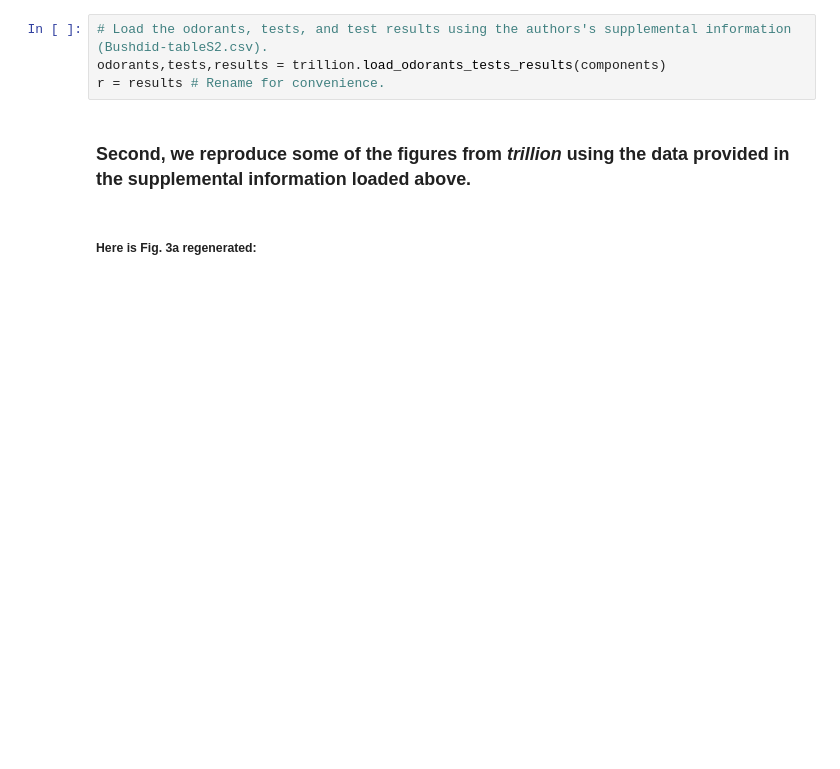
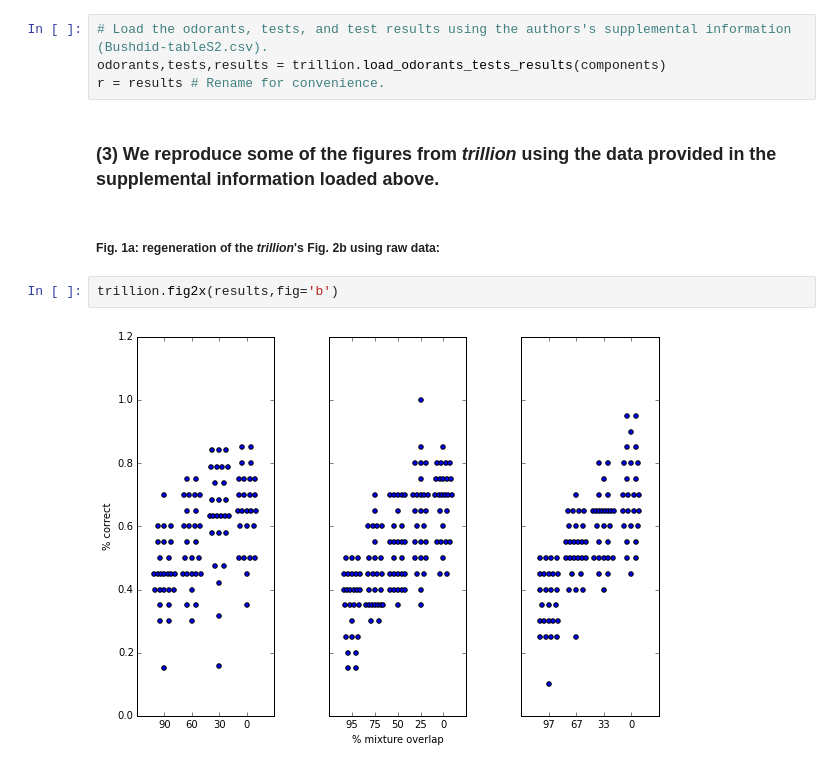
Before and after one commit to rgerkin/trillion, a Jupyter notebook: arxiv.ipynb, the cells around one changed output. Drawn from its saved outputs; the diff is of its cells as text; blank space fills up the shorter version.

```diff
--- a/arxiv.ipynb
+++ b/arxiv.ipynb
@@ -29,6 +32,10 @@ components = trillion.load_components()
 odorants,tests,results = trillion.load_odorants_tests_results(components)
 r = results # Rename for convenience.
 # %% [markdown]
-### Second, we reproduce some of the figures from <i>trillion</i> using the data provided in the supplemental information loaded above.
+### (3) We reproduce some of the figures from <i>trillion</i> using the data provided in the supplemental information loaded above.
-# %% [markdown]
-##### Here is Fig. 3a regenerated:
+# %% [markdown]
+##### Fig. 1a: regeneration of the <i>trillion</i>'s Fig. 2b using raw data:
+# %%
+trillion.fig2x(results,fig='b')
+# %% [output]
+[figure, added]
```
Also changed, not shown: parts of 28 cells of this notebook, 1 other file.
